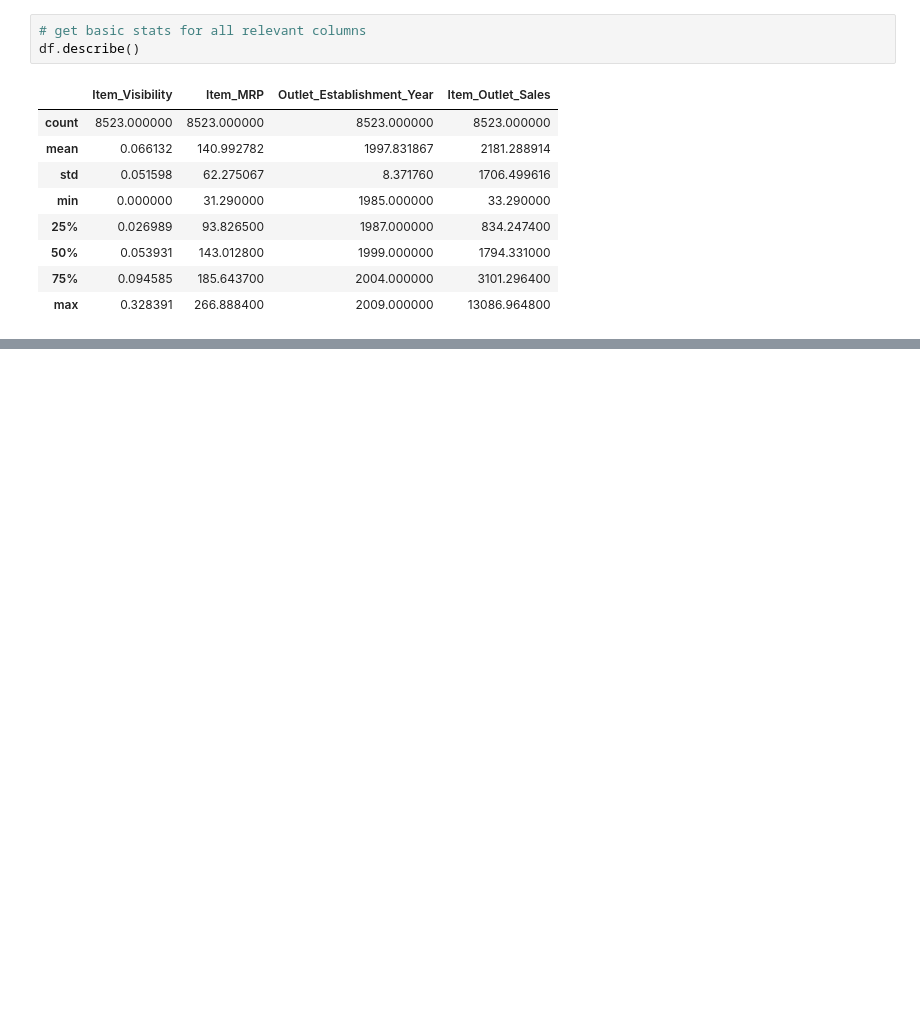
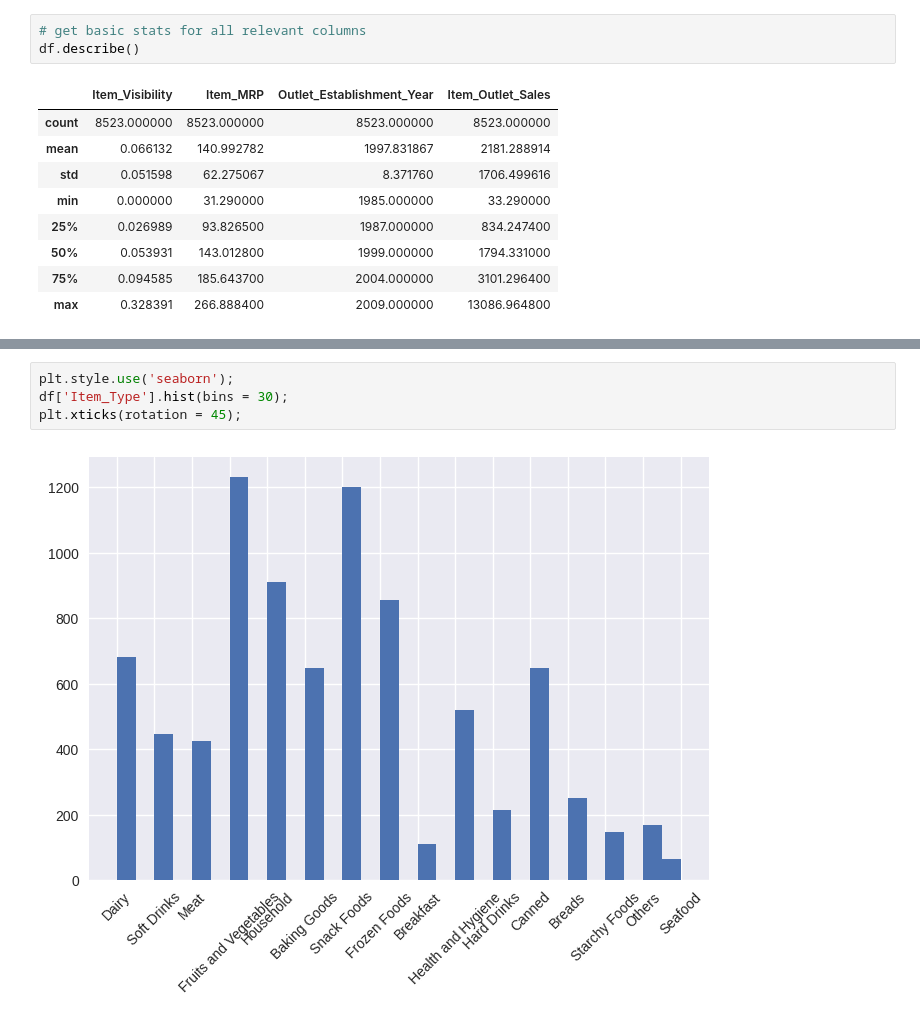
Before and after one commit to jabbautista/Food-Sales-Prediction, a Jupyter notebook: Pandas_(Sales_Prediction).ipynb, the cells around one changed output, grey strips where cells are left out. Saved outputs shown, nothing was run; the diff lists cells and outputs as text; blank space fills up the shorter version.

```diff
--- a/Pandas_(Sales_Prediction).ipynb
+++ b/Pandas_(Sales_Prediction).ipynb
@@ -145,0 +157,6 @@ df.describe()
+# %%
+plt.style.use('seaborn');
+df['Item_Type'].hist(bins = 30);
+plt.xticks(rotation = 45);
+# %% [output]
+[figure, added]
```
Also changed, not shown: parts of 9 cells of this notebook.
